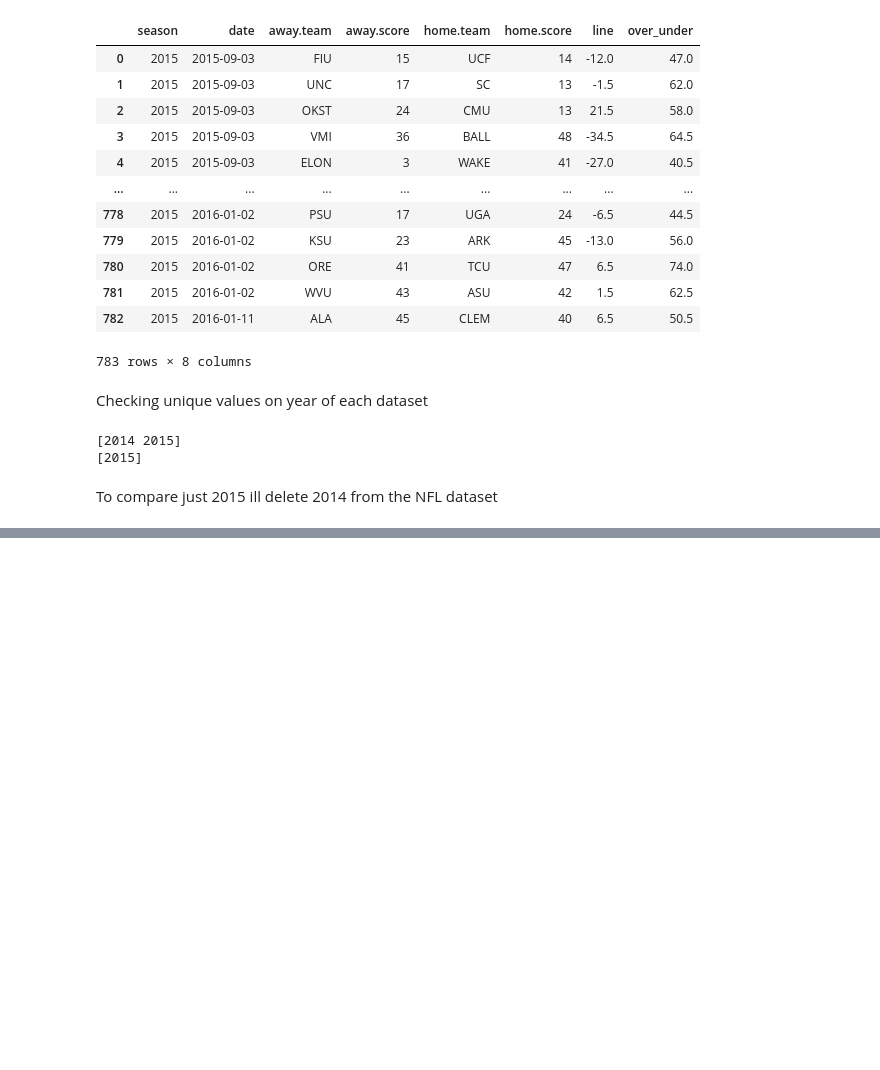
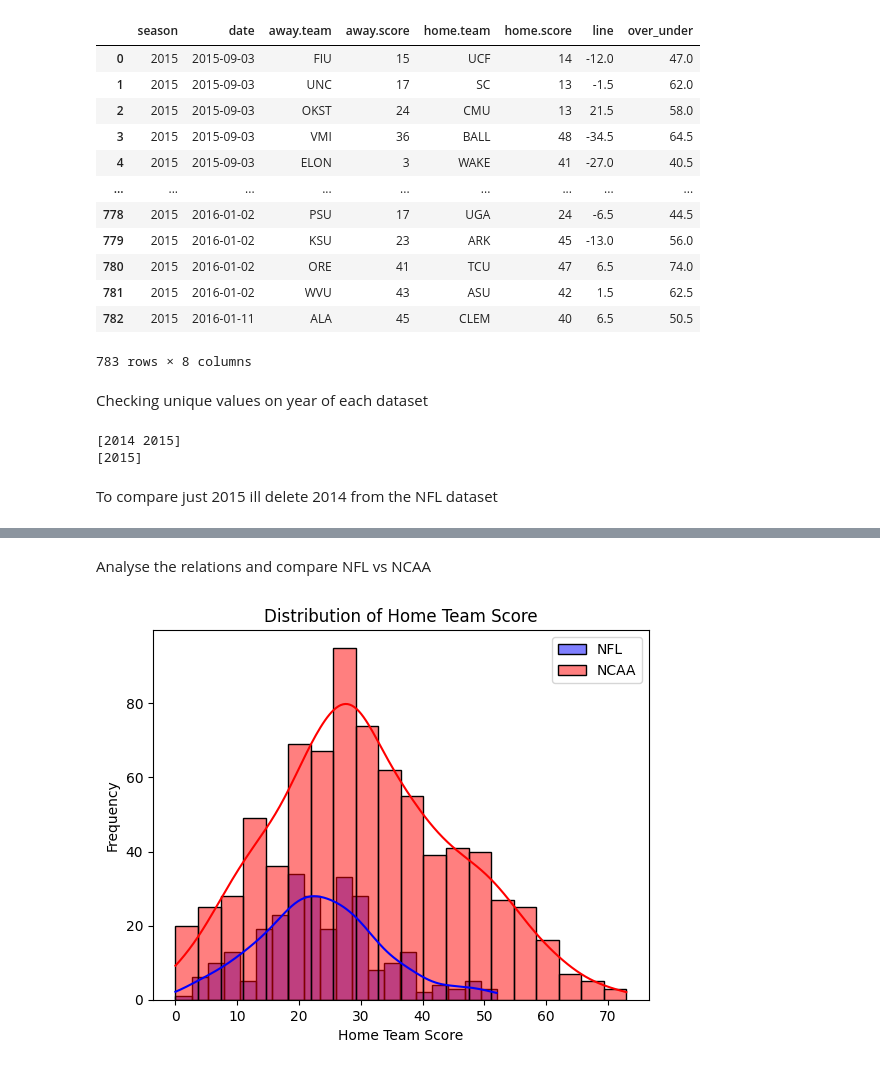
Before and after one commit to feliperodriguessd/Projetos, a Jupyter notebook: Pro_college.ipynb, the cells around one changed output, grey strips where cells are left out. Saved outputs shown, nothing was run; the diff lists cells and outputs as text; code cells hidden in the pictures; blank space fills up the shorter version.

```diff
--- a/Pro_college.ipynb
+++ b/Pro_college.ipynb
@@ -4,7 +5,7 @@ import numpy as np
 # %% [markdown]
 Import and clean Football Data
 # %%
-nfl_df = pd.read_csv('nfl_game_scores_1g.csv')
+nfl_df = pd.read_csv('https://raw.githubusercontent.com/feliperodriguessd/Projetos/main/nfl_game_scores_1g.csv')
 display(nfl_df)
 # %% [output]
 |  | season | date | away.team | away.score | home.team | home.score | line | over_under |
@@ -21,7 +22,7 @@ display(nfl_df)
 | 533 | 2015 | 2016-02-07 | CAR | 10 | DEN | 24 | 5.0 | 43.5 |
 534 rows × 8 columns
 # %%
-ncaa_df = pd.read_csv('ncaaf_game_scores_1g.csv')
+ncaa_df = pd.read_csv('https://raw.githubusercontent.com/feliperodriguessd/Projetos/main/ncaaf_game_scores_1g.csv')
 display(ncaa_df)
 # %% [output]
 |  | season | date | away.team | away.score | home.team | home.score | line | over_under |
@@ -54,0 +78,12 @@ ncaa_df_data_common = ncaa_df[ncaa_df['season'].isin(common_years)]
+# %% [markdown]
+Analyse the relations and compare NFL vs NCAA
+# %%
+sns.histplot(nfl_df_data_common['home.score'], bins=20, kde=True, color='blue', label='NFL')
+sns.histplot(ncaa_df_data_common['home.score'], bins=20, kde=True, color='Red', label='NCAA')
+plt.legend()
+plt.xlabel('Home Team Score')
+plt.ylabel('Frequency')
+plt.title('Distribution of Home Team Score')
+plt.show()
+# %% [output]
+[figure, added]
```
Also changed, not shown: parts of 4 cells of this notebook.
